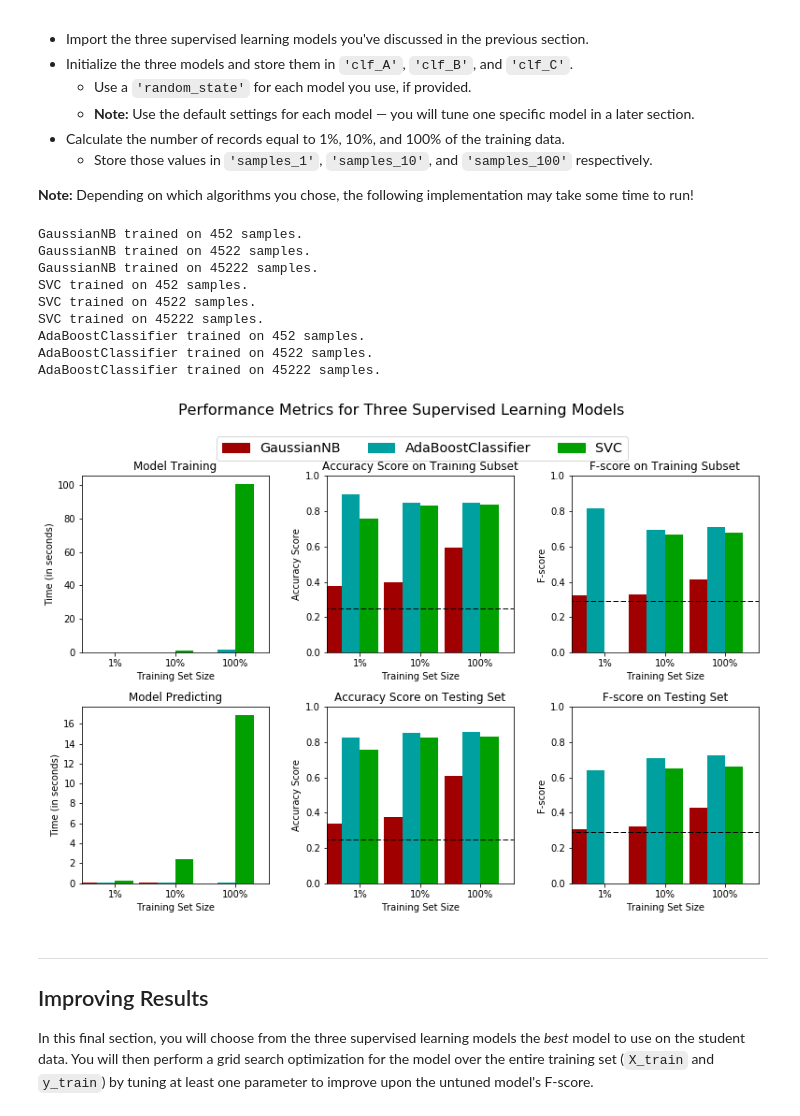
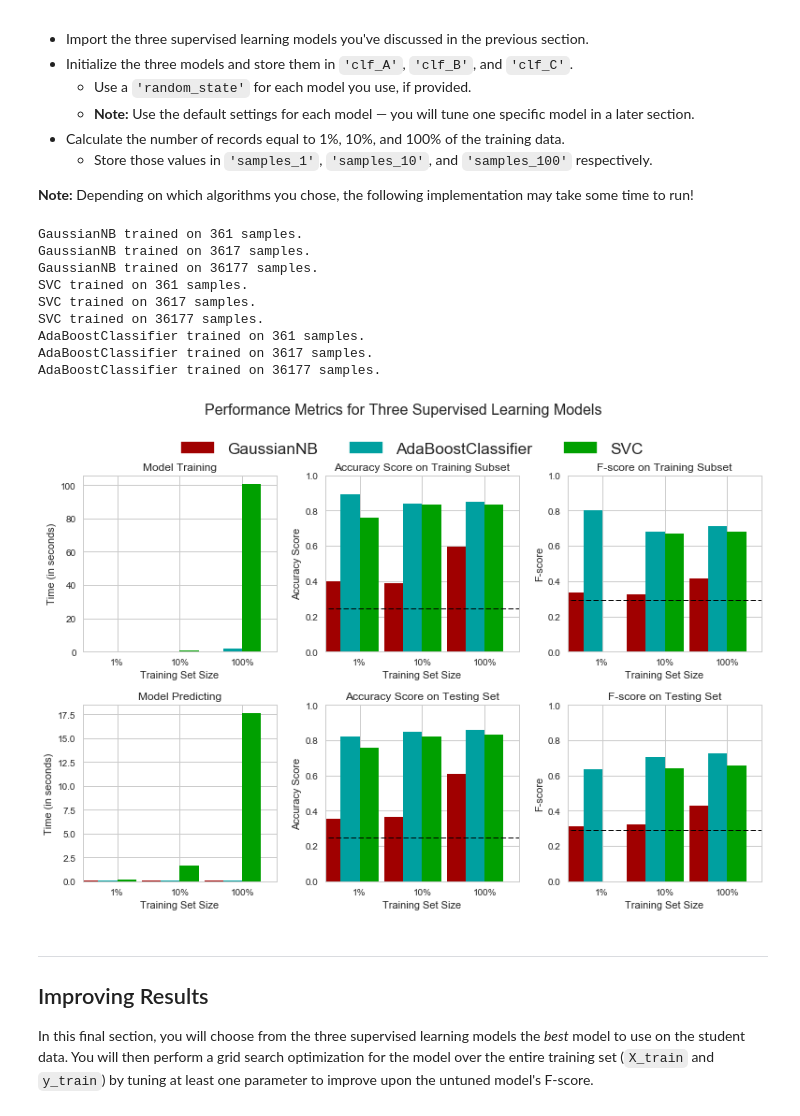
Before and after one commit to rouille/UdacityMachineLearning, a Jupyter notebook: projects/finding_donors/finding_donors.ipynb, the cells around one changed output. Cells and saved outputs as stored; diff of their text form; code cells hidden in the pictures.

```diff
--- a/projects/finding_donors/finding_donors.ipynb
+++ b/projects/finding_donors/finding_donors.ipynb
@@ -24,6 +24,7 @@ import numpy as np
 import pandas as pd
 from time import time
 import matplotlib.pyplot as plt
+import seaborn as sns
 
 from IPython.display import display # Allows the use of display() for DataFrames
 
@@ -33,6 +34,9 @@ import visuals as vs
 # Pretty display for notebooks
 %matplotlib inline
 
+# Style for seaborn
+sns.set(style = "whitegrid") # Set style
+
 # Load the Census dataset
 data = pd.read_csv("census.csv")
 
@@ -323,38 +340,38 @@ In the code cell, you will need to implement the following:
 # %%
 # TODO: Import the three supervised learning models from sklearn
 from sklearn import naive_bayes, ensemble, svm
 
 # TODO: Initialize the three models
 clf_A = naive_bayes.GaussianNB()
 clf_B = svm.SVC(random_state = 64)
 clf_C = ensemble.AdaBoostClassifier(random_state = 64)
 
 # TODO: Calculate the number of samples for 1%, 10%, and 100% of the training data
-samples_1 = np.int(0.01 * n_records)
-samples_10 = np.int(0.1 * n_records)
-samples_100 = n_records
+samples_1 = np.int(0.01 * X_train.shape[0])
+samples_10 = np.int(0.1 * X_train.shape[0])
+samples_100 = X_train.shape[0]
 
 # Collect results on the learners
 results = {}
 for clf in [clf_A, clf_B, clf_C]:
     clf_name = clf.__class__.__name__
     results[clf_name] = {}
     for i, samples in enumerate([samples_1, samples_10, samples_100]):
         results[clf_name][i] = train_predict(clf, samples, X_train, y_train, X_test, y_test)
 
 # Run metrics visualization for the three supervised learning models chosen
 vs.evaluate(results, accuracy, fscore)
 # %% [output]
-GaussianNB trained on 452 samples.
-GaussianNB trained on 4522 samples.
-GaussianNB trained on 45222 samples.
-SVC trained on 452 samples.
-SVC trained on 4522 samples.
-SVC trained on 45222 samples.
-AdaBoostClassifier trained on 452 samples.
-AdaBoostClassifier trained on 4522 samples.
-AdaBoostClassifier trained on 45222 samples.
+GaussianNB trained on 361 samples.
+GaussianNB trained on 3617 samples.
+GaussianNB trained on 36177 samples.
+SVC trained on 361 samples.
+SVC trained on 3617 samples.
+SVC trained on 36177 samples.
+AdaBoostClassifier trained on 361 samples.
+AdaBoostClassifier trained on 3617 samples.
+AdaBoostClassifier trained on 36177 samples.
-[figure, old version]
+[figure, new version]
 # %% [markdown]
 ----
 ## Improving Results
```
Also changed, not shown: parts of 13 cells of this notebook, 1 other file.
